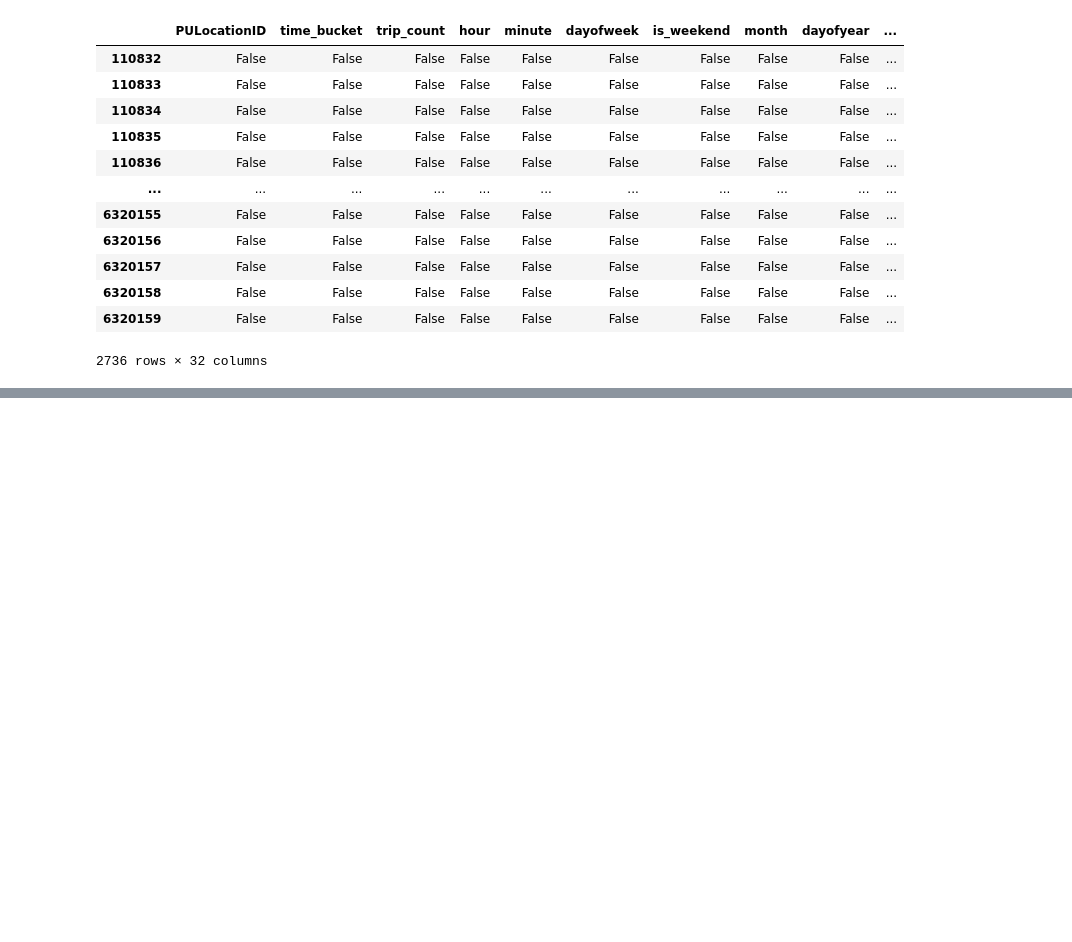
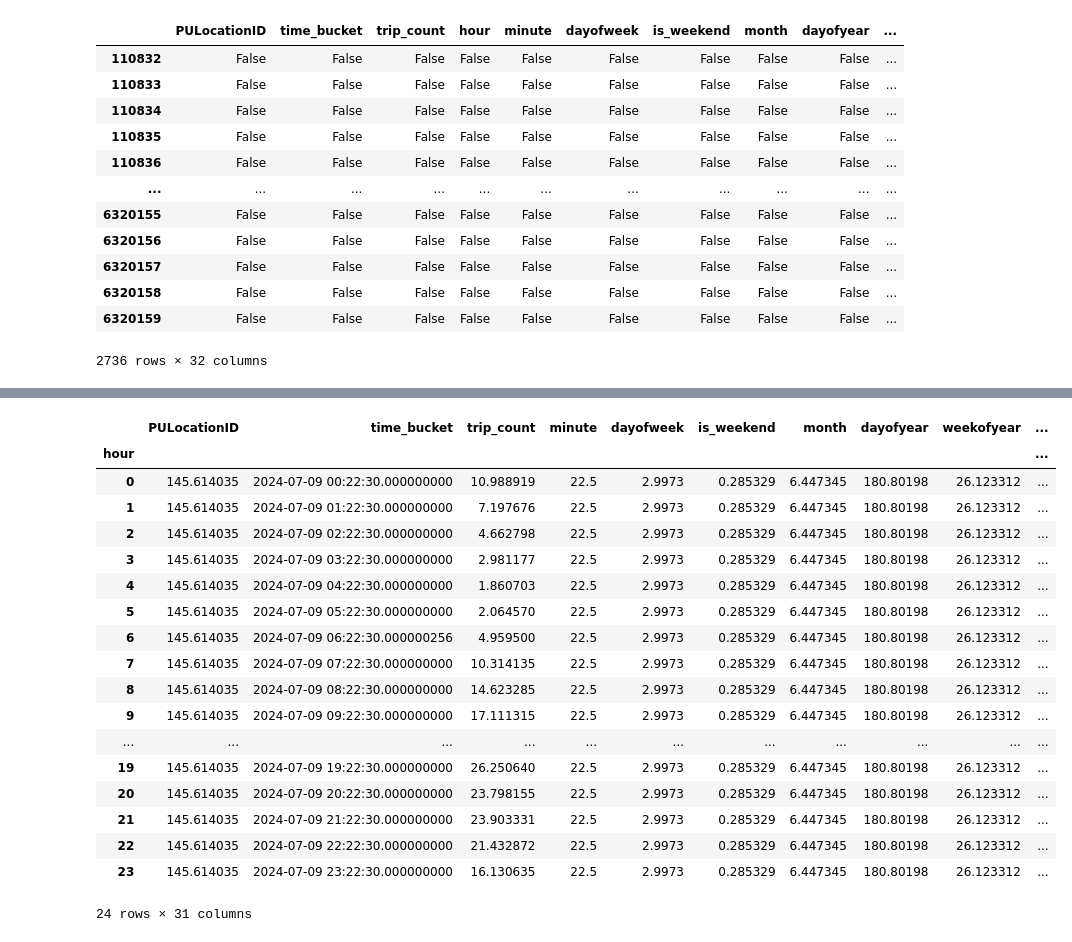
Before and after one commit to auto-d/k8s-taxi, a Jupyter notebook: analysis/eda.ipynb, the cells around one changed output, grey strips where cells are left out. Saved outputs shown, nothing was run; the diff lists cells and outputs as text; code cells hidden in the pictures; blank space fills up the shorter version.

```diff
--- a/analysis/eda.ipynb
+++ b/analysis/eda.ipynb
@@ -762,0 +762,24 @@ window.isna()
+# %%
+group_df = baseline.groupby(['hour'])
+# %%
+group_df.mean()
+# %% [output]
+|  | PULocationID | time_bucket | trip_count | minute | dayofweek | is_weekend | month | dayofyear | weekofyear | ... |
+| hour |  |  |  |  |  |  |  |  |  | ... |
+| 0 | 145.614035 | 2024-07-09 00:22:30.000000000 | 10.988919 | 22.5 | 2.9973 | 0.285329 | 6.447345 | 180.80198 | 26.123312 | ... |
+| 1 | 145.614035 | 2024-07-09 01:22:30.000000000 | 7.197676 | 22.5 | 2.9973 | 0.285329 | 6.447345 | 180.80198 | 26.123312 | ... |
+| 2 | 145.614035 | 2024-07-09 02:22:30.000000000 | 4.662798 | 22.5 | 2.9973 | 0.285329 | 6.447345 | 180.80198 | 26.123312 | ... |
+| 3 | 145.614035 | 2024-07-09 03:22:30.000000000 | 2.981177 | 22.5 | 2.9973 | 0.285329 | 6.447345 | 180.80198 | 26.123312 | ... |
+| 4 | 145.614035 | 2024-07-09 04:22:30.000000000 | 1.860703 | 22.5 | 2.9973 | 0.285329 | 6.447345 | 180.80198 | 26.123312 | ... |
+| 5 | 145.614035 | 2024-07-09 05:22:30.000000000 | 2.064570 | 22.5 | 2.9973 | 0.285329 | 6.447345 | 180.80198 | 26.123312 | ... |
+| 6 | 145.614035 | 2024-07-09 06:22:30.000000256 | 4.959500 | 22.5 | 2.9973 | 0.285329 | 6.447345 | 180.80198 | 26.123312 | ... |
+| 7 | 145.614035 | 2024-07-09 07:22:30.000000000 | 10.314135 | 22.5 | 2.9973 | 0.285329 | 6.447345 | 180.80198 | 26.123312 | ... |
+| 8 | 145.614035 | 2024-07-09 08:22:30.000000000 | 14.623285 | 22.5 | 2.9973 | 0.285329 | 6.447345 | 180.80198 | 26.123312 | ... |
+| 9 | 145.614035 | 2024-07-09 09:22:30.000000000 | 17.111315 | 22.5 | 2.9973 | 0.285329 | 6.447345 | 180.80198 | 26.123312 | ... |
+| ... | ... | ... | ... | ... | ... | ... | ... | ... | ... | ... |
+| 19 | 145.614035 | 2024-07-09 19:22:30.000000000 | 26.250640 | 22.5 | 2.9973 | 0.285329 | 6.447345 | 180.80198 | 26.123312 | ... |
+| 20 | 145.614035 | 2024-07-09 20:22:30.000000000 | 23.798155 | 22.5 | 2.9973 | 0.285329 | 6.447345 | 180.80198 | 26.123312 | ... |
+| 21 | 145.614035 | 2024-07-09 21:22:30.000000000 | 23.903331 | 22.5 | 2.9973 | 0.285329 | 6.447345 | 180.80198 | 26.123312 | ... |
+| 22 | 145.614035 | 2024-07-09 22:22:30.000000000 | 21.432872 | 22.5 | 2.9973 | 0.285329 | 6.447345 | 180.80198 | 26.123312 | ... |
+| 23 | 145.614035 | 2024-07-09 23:22:30.000000000 | 16.130635 | 22.5 | 2.9973 | 0.285329 | 6.447345 | 180.80198 | 26.123312 | ... |
+24 rows × 31 columns
```
Also changed, not shown: parts of 13 cells of this notebook, 2 other files.
